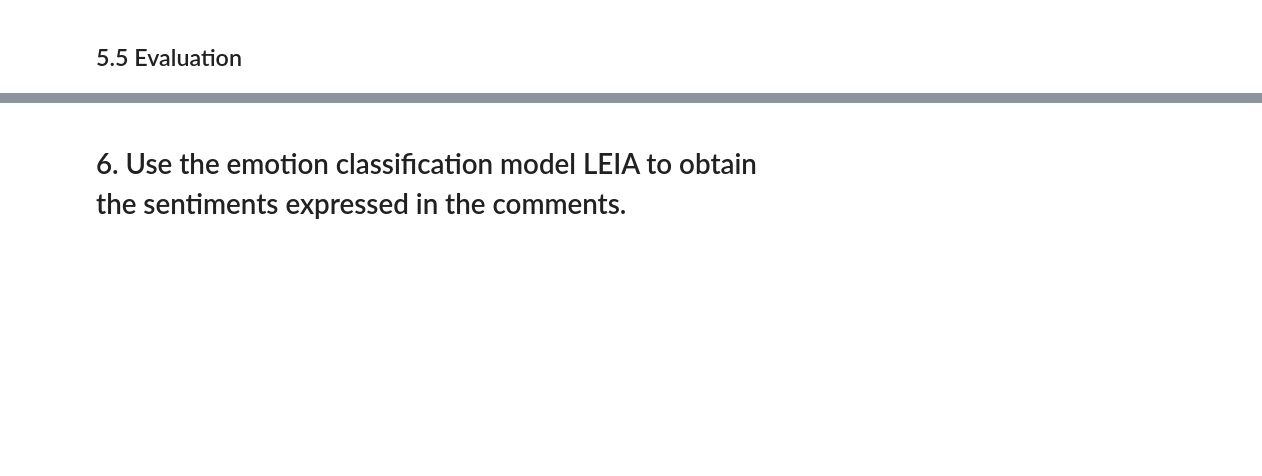
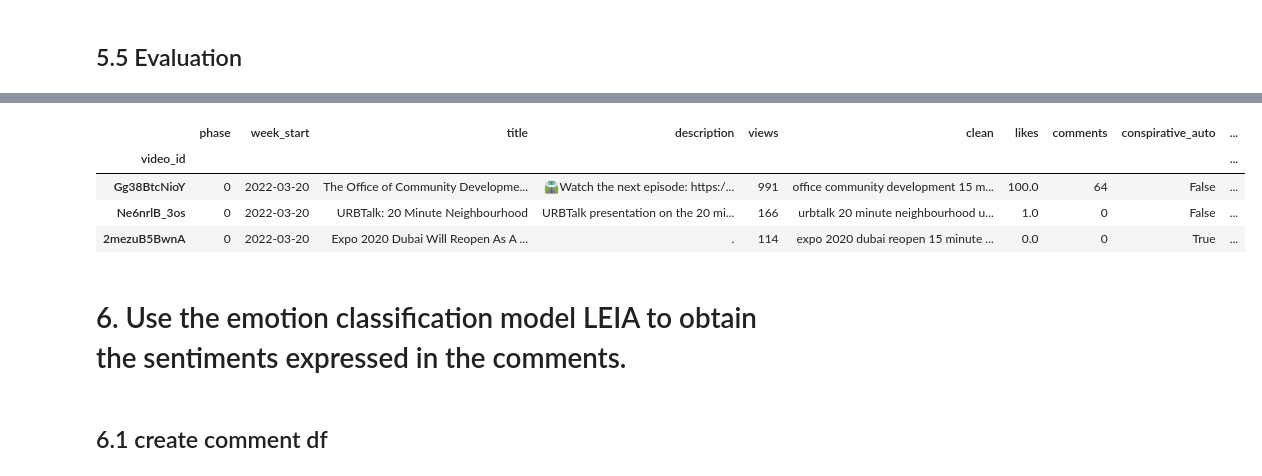
Before and after one commit to julia-king-edu/so-24_smda_project, a Jupyter notebook: data_processing.ipynb, the cells around one changed output, grey strips where cells are left out. Saved outputs shown, nothing was run; the diff lists cells and outputs as text; code cells hidden in the pictures; blank space fills up the shorter version.

```diff
--- a/data_processing.ipynb
+++ b/data_processing.ipynb
@@ -469,0 +720,16 @@ test_df.head(3)
+# %%
+# cut down the bag of words for the overall dataset so it only includes the words the naive bayes algorithm was trained with.
+
+video_bow = video_bow[train_x.columns]
+# %%
+# add conspirative label based on naive bayes to dataframe
+
+video_df["conspirative_auto"] = nbayes.predict(video_bow).astype(bool)
+
+video_df.head(3)
+# %% [output]
+|  | phase | week_start | title | description | views | clean | likes | comments | conspirative_auto | ... |
+| video_id |  |  |  |  |  |  |  |  |  | ... |
+| Gg38BtcNioY | 0 | 2022-03-20 | The Office of Community Developme... | 🛣️Watch the next episode: https:/... | 991 | office community development 15 m... | 100.0 | 64 | False | ... |
+| Ne6nrlB_3os | 0 | 2022-03-20 | URBTalk: 20 Minute Neighbourhood | URBTalk presentation on the 20 mi... | 166 | urbtalk 20 minute neighbourhood u... | 1.0 | 0 | False | ... |
+| 2mezuB5BwnA | 0 | 2022-03-20 | Expo 2020 Dubai Will Reopen As A ... | . | 114 | expo 2020 dubai reopen 15 minute ... | 0.0 | 0 | True | ... |
@@ -470,2 +738,4 @@ test_df.head(3)
 # %% [markdown]
 # 6. Use the emotion classification model LEIA to obtain the sentiments expressed in the comments.
+# %% [markdown]
+## 6.1 create comment df
```
Also changed, not shown: parts of 19 cells of this notebook, 11 other files.
